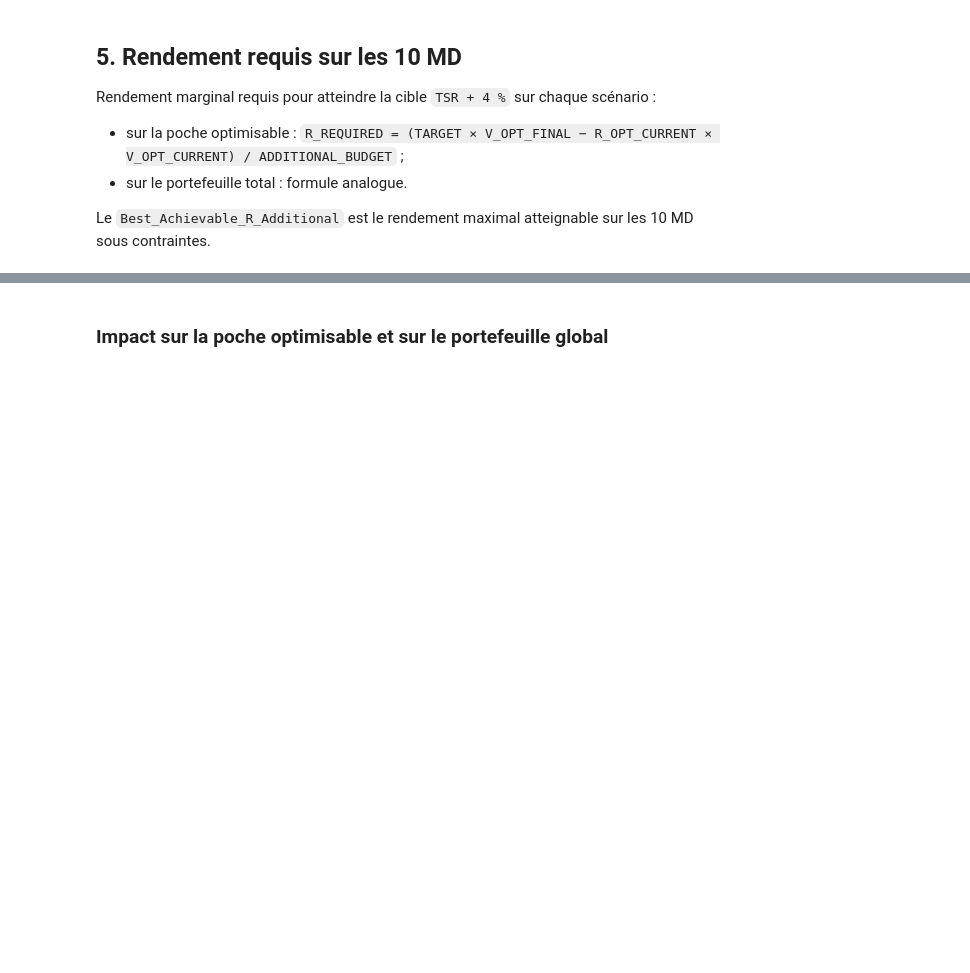
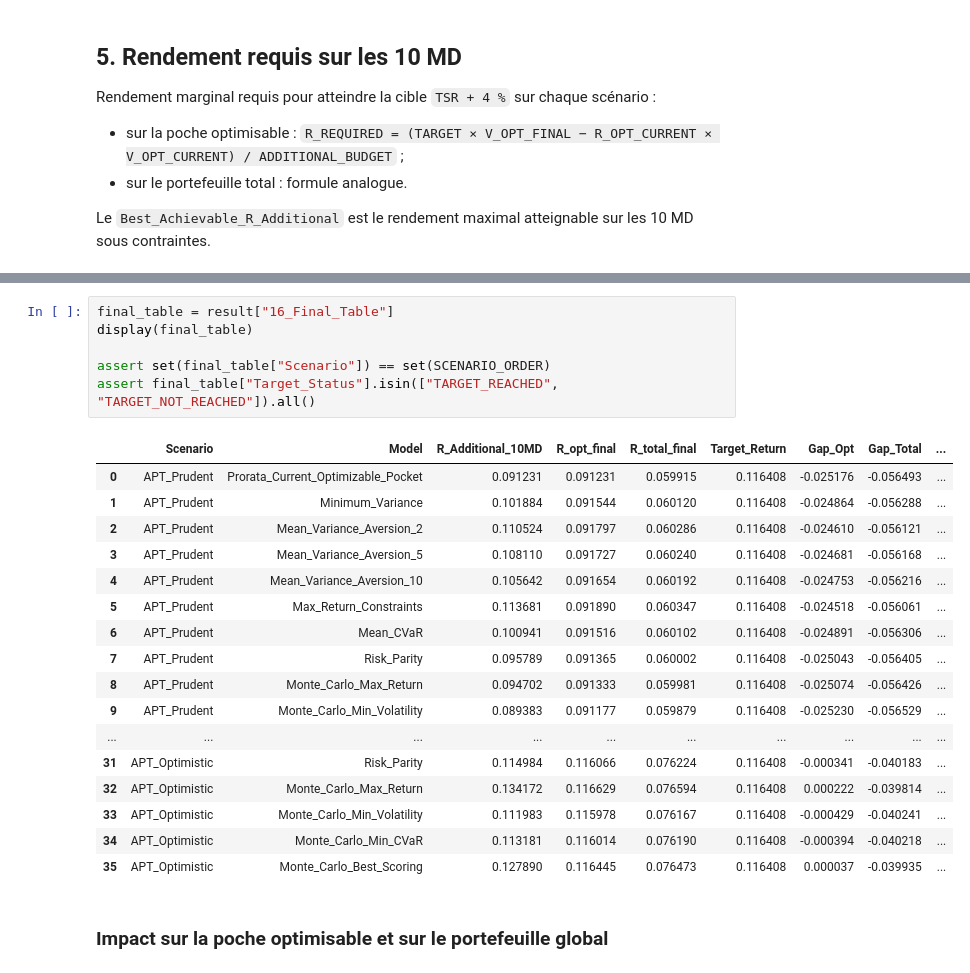
Before and after one commit to Houssem-Hkiri/Optimisation-Maghrebia, a Jupyter notebook: notebooks/03_allocation_supplementaire_10MD.ipynb, the cells around one changed output, grey strips where cells are left out. Drawn from its saved outputs; the diff is of its cells as text; blank space fills up the shorter version.

```diff
--- a/notebooks/03_allocation_supplementaire_10MD.ipynb
+++ b/notebooks/03_allocation_supplementaire_10MD.ipynb
@@ -166,3 +263,27 @@ display(cross)
+# %%
+final_table = result["16_Final_Table"]
+display(final_table)
+
+assert set(final_table["Scenario"]) == set(SCENARIO_ORDER)
+assert final_table["Target_Status"].isin(["TARGET_REACHED", "TARGET_NOT_REACHED"]).all()
+# %% [output]
+|  | Scenario | Model | R_Additional_10MD | R_opt_final | R_total_final | Target_Return | Gap_Opt | Gap_Total | ... |
+| 0 | APT_Prudent | Prorata_Current_Optimizable_Pocket | 0.091231 | 0.091231 | 0.059915 | 0.116408 | -0.025176 | -0.056493 | ... |
+| 1 | APT_Prudent | Minimum_Variance | 0.101884 | 0.091544 | 0.060120 | 0.116408 | -0.024864 | -0.056288 | ... |
+| 2 | APT_Prudent | Mean_Variance_Aversion_2 | 0.110524 | 0.091797 | 0.060286 | 0.116408 | -0.024610 | -0.056121 | ... |
+| 3 | APT_Prudent | Mean_Variance_Aversion_5 | 0.108110 | 0.091727 | 0.060240 | 0.116408 | -0.024681 | -0.056168 | ... |
+| 4 | APT_Prudent | Mean_Variance_Aversion_10 | 0.105642 | 0.091654 | 0.060192 | 0.116408 | -0.024753 | -0.056216 | ... |
+| 5 | APT_Prudent | Max_Return_Constraints | 0.113681 | 0.091890 | 0.060347 | 0.116408 | -0.024518 | -0.056061 | ... |
+| 6 | APT_Prudent | Mean_CVaR | 0.100941 | 0.091516 | 0.060102 | 0.116408 | -0.024891 | -0.056306 | ... |
+| 7 | APT_Prudent | Risk_Parity | 0.095789 | 0.091365 | 0.060002 | 0.116408 | -0.025043 | -0.056405 | ... |
+| 8 | APT_Prudent | Monte_Carlo_Max_Return | 0.094702 | 0.091333 | 0.059981 | 0.116408 | -0.025074 | -0.056426 | ... |
+| 9 | APT_Prudent | Monte_Carlo_Min_Volatility | 0.089383 | 0.091177 | 0.059879 | 0.116408 | -0.025230 | -0.056529 | ... |
+| ... | ... | ... | ... | ... | ... | ... | ... | ... | ... |
+| 31 | APT_Optimistic | Risk_Parity | 0.114984 | 0.116066 | 0.076224 | 0.116408 | -0.000341 | -0.040183 | ... |
+| 32 | APT_Optimistic | Monte_Carlo_Max_Return | 0.134172 | 0.116629 | 0.076594 | 0.116408 | 0.000222 | -0.039814 | ... |
+| 33 | APT_Optimistic | Monte_Carlo_Min_Volatility | 0.111983 | 0.115978 | 0.076167 | 0.116408 | -0.000429 | -0.040241 | ... |
+| 34 | APT_Optimistic | Monte_Carlo_Min_CVaR | 0.113181 | 0.116014 | 0.076190 | 0.116408 | -0.000394 | -0.040218 | ... |
+| 35 | APT_Optimistic | Monte_Carlo_Best_Scoring | 0.127890 | 0.116445 | 0.076473 | 0.116408 | 0.000037 | -0.039935 | ... |
 # %% [markdown]
 ### Impact sur la poche optimisable et sur le portefeuille global
 # %%
```
Also changed, not shown: parts of 33 cells of this notebook, 13 other files.
